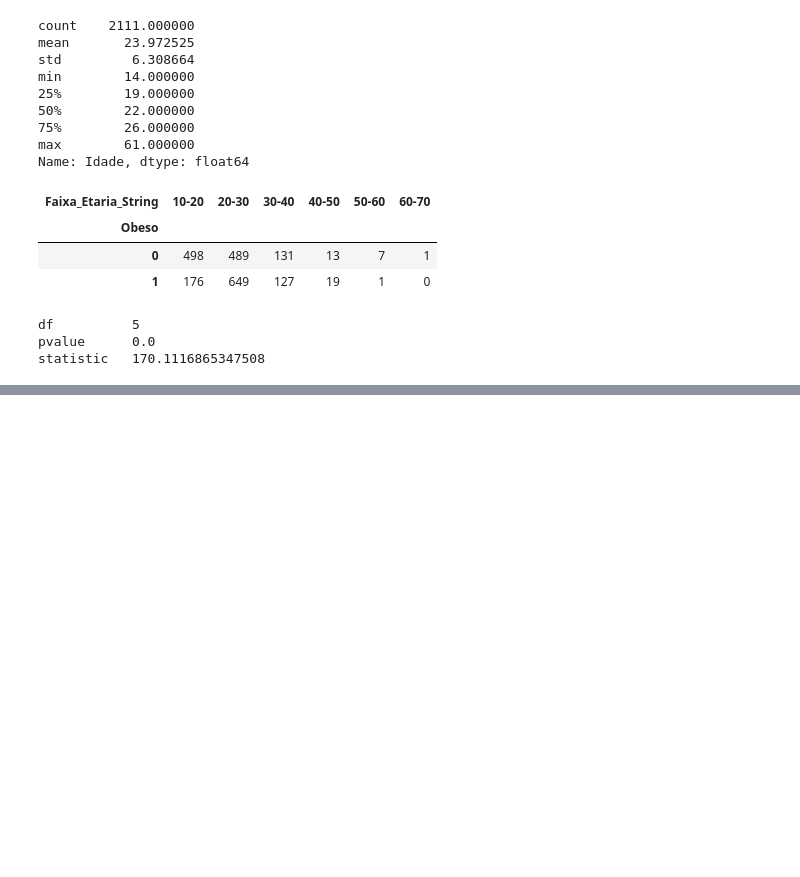
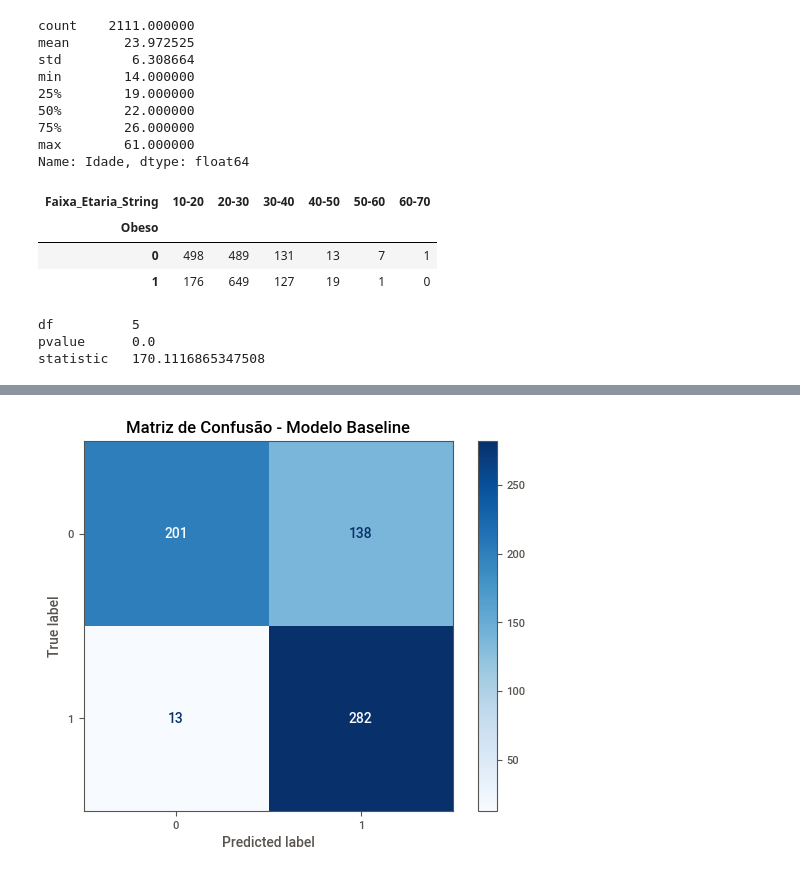
Before and after one commit to srmatheusmaciel/classificacao_naive_bayes, a Jupyter notebook: modelo_obesidade.ipynb, the cells around one changed output, grey strips where cells are left out. Saved outputs shown, nothing was run; the diff lists cells and outputs as text; code cells hidden in the pictures; blank space fills up the shorter version.

Commit message:
Treinamento do modelo com baseline
Signed-off-by: Matheus Maciel <eumatheusmaciel@gmail.com>

```diff
--- a/modelo_obesidade.ipynb
+++ b/modelo_obesidade.ipynb
@@ -187,0 +190,10 @@ sv_obesidade_report.show_notebook()
+# %%
+# Dividir os dados entre treino e teste
+X = df_obesidade.drop(columns=['Obeso','Idade', 'Faixa_Etaria_String'], axis=1)
+y = df_obesidade['Obeso']
+
+X_train, X_test, y_train, y_test = train_test_split(X, y, test_size=0.3, random_state=51, shuffle=True)
+# %%
+# Treinamento do modelo
+model_baseline = GaussianNB()
+model_baseline.fit(X_train, y_train)
@@ -187,0 +204,3 @@ sv_obesidade_report.show_notebook()
+# %%
+# Predizer valores do conjunto de testes
+y_pred = model_baseline.predict(X_test)
@@ -187,0 +225,9 @@ sv_obesidade_report.show_notebook()
+# %%
+# Mostrar a matriz de confusão
+confusion_matrix_baseline = confusion_matrix(y_test, y_pred)
+disp_modelo_baseline = ConfusionMatrixDisplay(confusion_matrix_baseline)
+disp_modelo_baseline.plot(cmap=plt.cm.Blues)
+plt.title('Matriz de Confusão - Modelo Baseline')
+plt.show()
+# %% [output]
+[figure, added]
```
Also changed, not shown: parts of 4 cells of this notebook.
